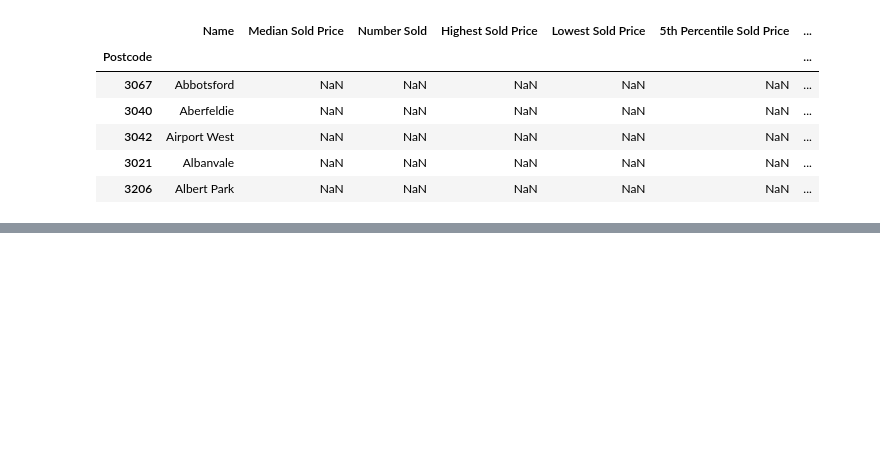
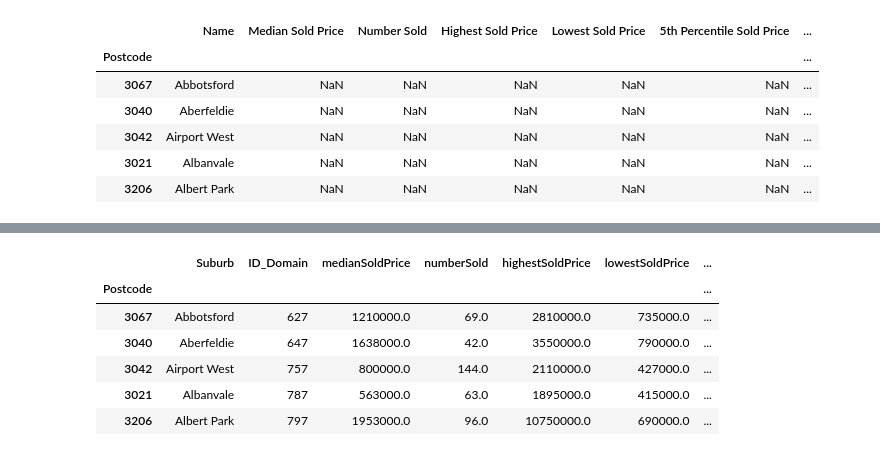
Before and after one commit to therese-reed/Project1_Realestate_Analysis, a Jupyter notebook: Acquire_data.ipynb, the cells around one changed output, grey strips where cells are left out. Saved outputs shown, nothing was run; the diff lists cells and outputs as text; code cells hidden in the pictures; blank space fills up the shorter version.

```diff
--- a/Acquire_data.ipynb
+++ b/Acquire_data.ipynb
@@ -180,0 +239,10 @@ yearly_data_2019.head()
+# %%
+yearly_data_2021.head()
+# %% [output]
+|  | Suburb | ID_Domain | medianSoldPrice | numberSold | highestSoldPrice | lowestSoldPrice | ... |
+| Postcode |  |  |  |  |  |  | ... |
+| 3067 | Abbotsford | 627 | 1210000.0 | 69.0 | 2810000.0 | 735000.0 | ... |
+| 3040 | Aberfeldie | 647 | 1638000.0 | 42.0 | 3550000.0 | 790000.0 | ... |
+| 3042 | Airport West | 757 | 800000.0 | 144.0 | 2110000.0 | 427000.0 | ... |
+| 3021 | Albanvale | 787 | 563000.0 | 63.0 | 1895000.0 | 415000.0 | ... |
+| 3206 | Albert Park | 797 | 1953000.0 | 96.0 | 10750000.0 | 690000.0 | ... |
```
Also changed, not shown: parts of 6 cells of this notebook.
